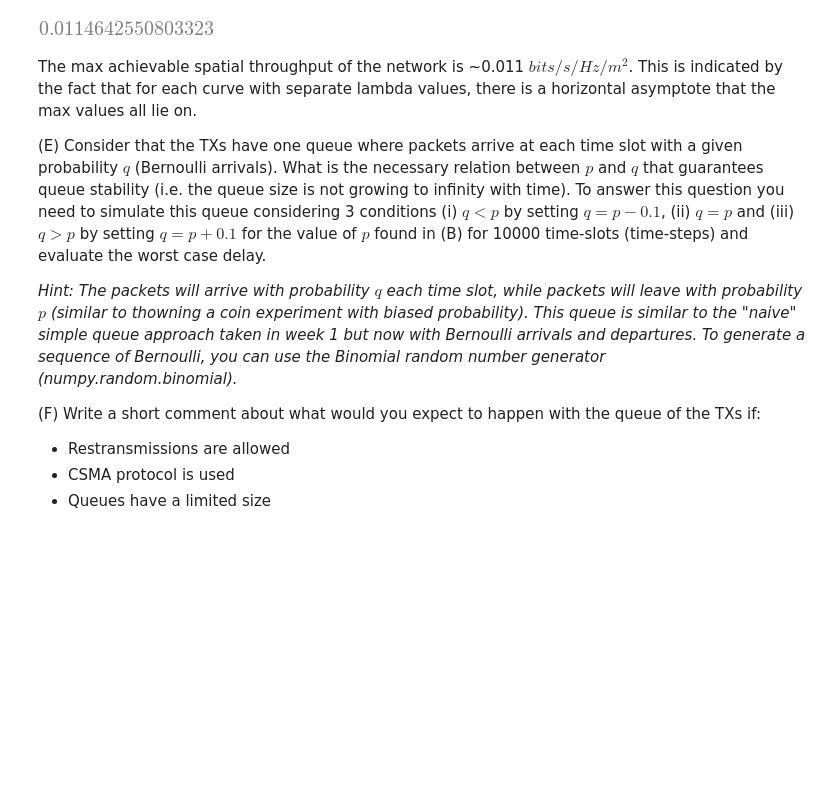
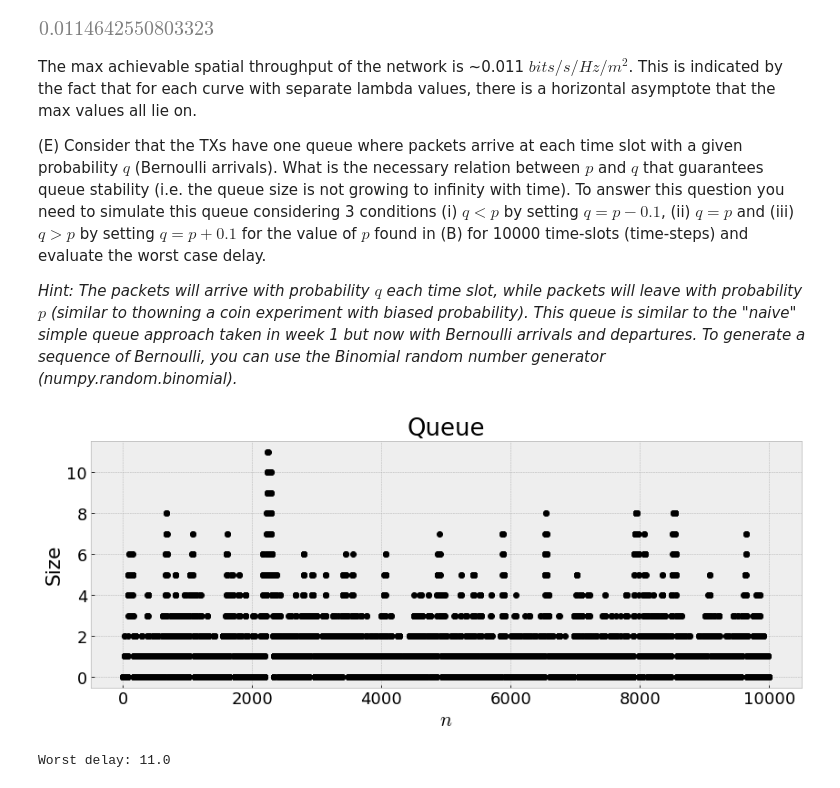
Before and after one commit to alexbeattie42/wireless-net, a Jupyter notebook: Weekly assignments/final-work.ipynb, the cells around one changed output. Drawn from its saved outputs; the diff is of its cells as text; code cells hidden in the pictures; blank space fills up the shorter version.

```diff
--- a/Weekly assignments/final-work.ipynb
+++ b/Weekly assignments/final-work.ipynb
@@ -115,6 +115,7 @@ lambda0 = 0.02
 p_opt_aux = sp.nsolve(IE_dif.subs(alpha2,alpha).subs(kappa2,kappa).subs(lamb2,lambda0).subs(d2,d).subs(ps2,P_s).subs(eps2,eps),p2,0.2)
 p_opt_np = sp.lambdify([],p_opt_aux,"numpy")
 print(f'Max Value of P: {p_opt_np()}')
+p_part_e = p_opt_np()
 
 plt.plot(p, p * lambda0 * P_s * np.log2(1+ ((np.log(P_s))/(-(kappa * p * lambda0 * np.pi * d**2)))**(alpha/2))  , '-' , label=fr'$\lambda={lambda0}$')
 plt.plot(p_opt_np(), p_opt_np() * lambda0 * P_s * np.log2(1+ ((np.log(P_s))/(-(kappa * p_opt_np() * lambda0 * np.pi * d**2)))**(alpha/2)) ,'o')
@@ -160,9 +161,40 @@ separate lambda values, there is a horizontal asymptote that the max values all
 (E) Consider that the TXs have one queue where packets arrive at each time slot with a given probability $q$ (Bernoulli arrivals). What is the necessary relation between $p$ and $q$ that guarantees queue stability (i.e. the queue size is not growing to infinity with time). To answer this question you need to simulate this queue considering 3 conditions (i) $q<p$ by setting $q = p - 0.1$, (ii) $q=p$ and (iii) $q>p$ by setting $q = p + 0.1$ for the value of $p$ found in (B) for 10000 time-slots (time-steps) and evaluate the worst case delay.
 
 *Hint: The packets will arrive with probability $q$ each time slot, while packets will leave with probability $p$ (similar to thowning a coin experiment with biased probability). This queue is similar to the "naive" simple queue approach taken in week 1 but now with Bernoulli arrivals and departures. To generate a sequence of Bernoulli, you can use the Binomial random number generator (numpy.random.binomial).*
-
-(F) Write a short comment about what would you expect to happen with the queue of the TXs if:
-
-- Restransmissions are allowed
-- CSMA protocol is used
-- Queues have a limited size
+# %%
+### Case 1: Arrivals smaller than service rate
+
+#time periods
+size=10000
+# Leave Prob From Previous Section
+p=p_part_e
+#Arrival Prob
+q=p-0.1
+arrival = np.random.binomial(1, q, size)
+#Service
+service = np.random.binomial(1, p, size)
+#
+queue = np.zeros(size+1)
+
+for i in range(size):
+    if ((arrival[i] - service[i]) + queue[i]) > 0:
+        queue[i+1] = max(0,(arrival[i] - service[i]) + queue[i])
+
+
+
+plt.figure(figsize=(14,5))
+#plt.plot( arrival, 'o',label='Arrival')
+#plt.plot( service, 'x',label='Sevice')
+plt.plot( queue, 'ok')
+plt.xlabel('$n$')
+plt.ylabel('Size')
+plt.title('Queue')
+#plt.ylim([0, 1])
+#plt.xlim([0, 10])
+plt.grid(True) #grid
+plt.show()
+
+print('Worst delay:', np.max(queue))
+# %% [output]
+[figure, added]
+Worst delay: 11.0
```
Also changed, not shown: parts of 7 cells of this notebook, 1 other file.
